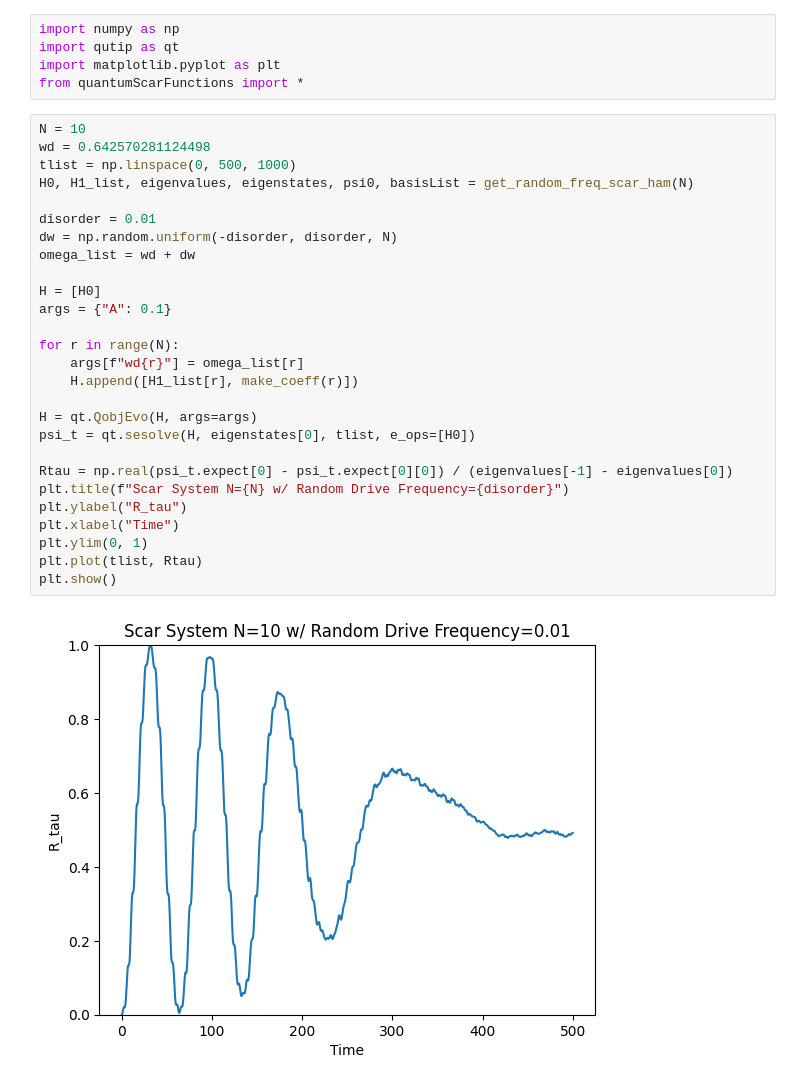
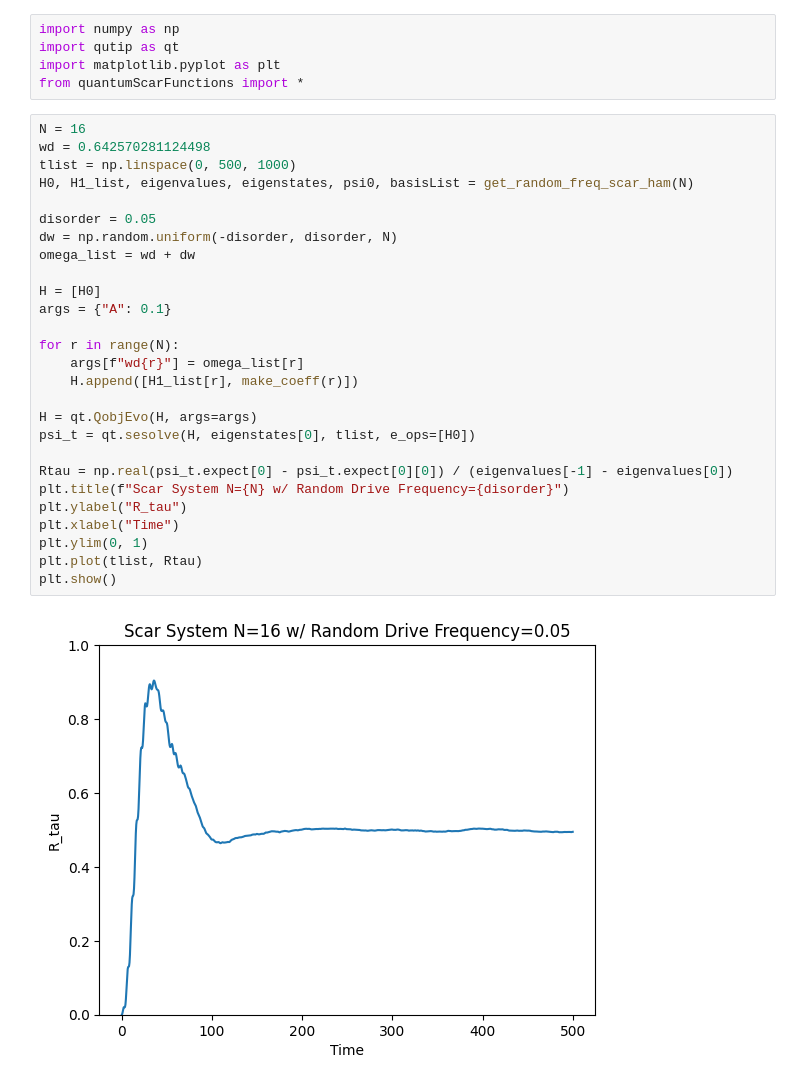
Before and after one commit to Idden/Quantum-Internship, a Jupyter notebook: Quantum_Batteries_Scars/disorder_tests/test6.ipynb, the cells around one changed output. Saved outputs shown, nothing was run; the diff lists cells and outputs as text.

```diff
--- a/Quantum_Batteries_Scars/disorder_tests/test6.ipynb
+++ b/Quantum_Batteries_Scars/disorder_tests/test6.ipynb
@@ -4,31 +4,31 @@ import qutip as qt
 import matplotlib.pyplot as plt
 from quantumScarFunctions import *
 # %%
-N = 10
+N = 16
 wd = 0.642570281124498
 tlist = np.linspace(0, 500, 1000)
 H0, H1_list, eigenvalues, eigenstates, psi0, basisList = get_random_freq_scar_ham(N)
 
-disorder = 0.01
+disorder = 0.05
 dw = np.random.uniform(-disorder, disorder, N)
 omega_list = wd + dw
 
 H = [H0]
 args = {"A": 0.1}
 
 for r in range(N):
     args[f"wd{r}"] = omega_list[r]
     H.append([H1_list[r], make_coeff(r)])
 
 H = qt.QobjEvo(H, args=args)
 psi_t = qt.sesolve(H, eigenstates[0], tlist, e_ops=[H0])
 
 Rtau = np.real(psi_t.expect[0] - psi_t.expect[0][0]) / (eigenvalues[-1] - eigenvalues[0])
 plt.title(f"Scar System N={N} w/ Random Drive Frequency={disorder}")
 plt.ylabel("R_tau")
 plt.xlabel("Time")
 plt.ylim(0, 1)
 plt.plot(tlist, Rtau)
 plt.show()
 # %% [output]
-[figure, old version]
+[figure, new version]
```
Also changed, not shown: 6 other files.
